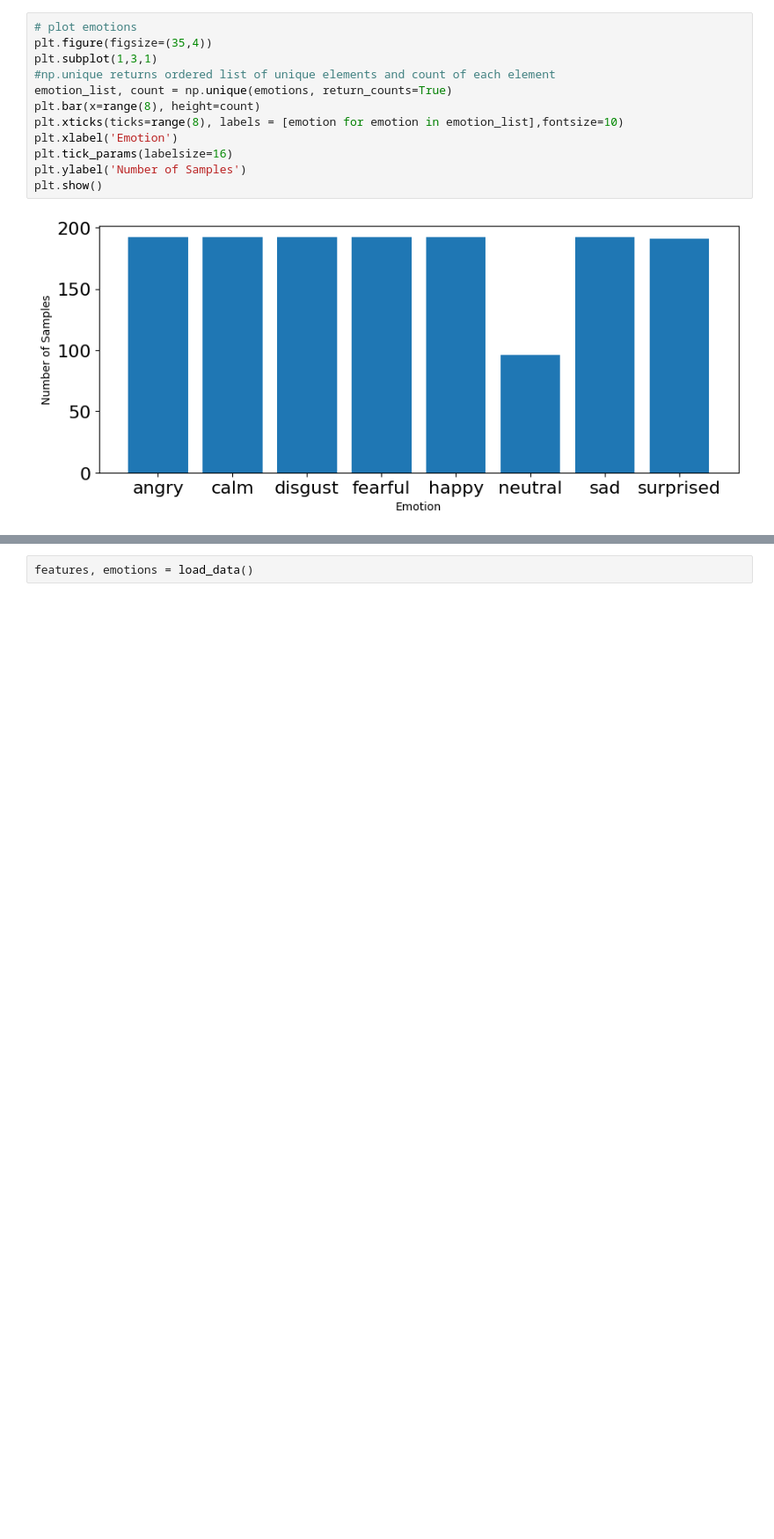
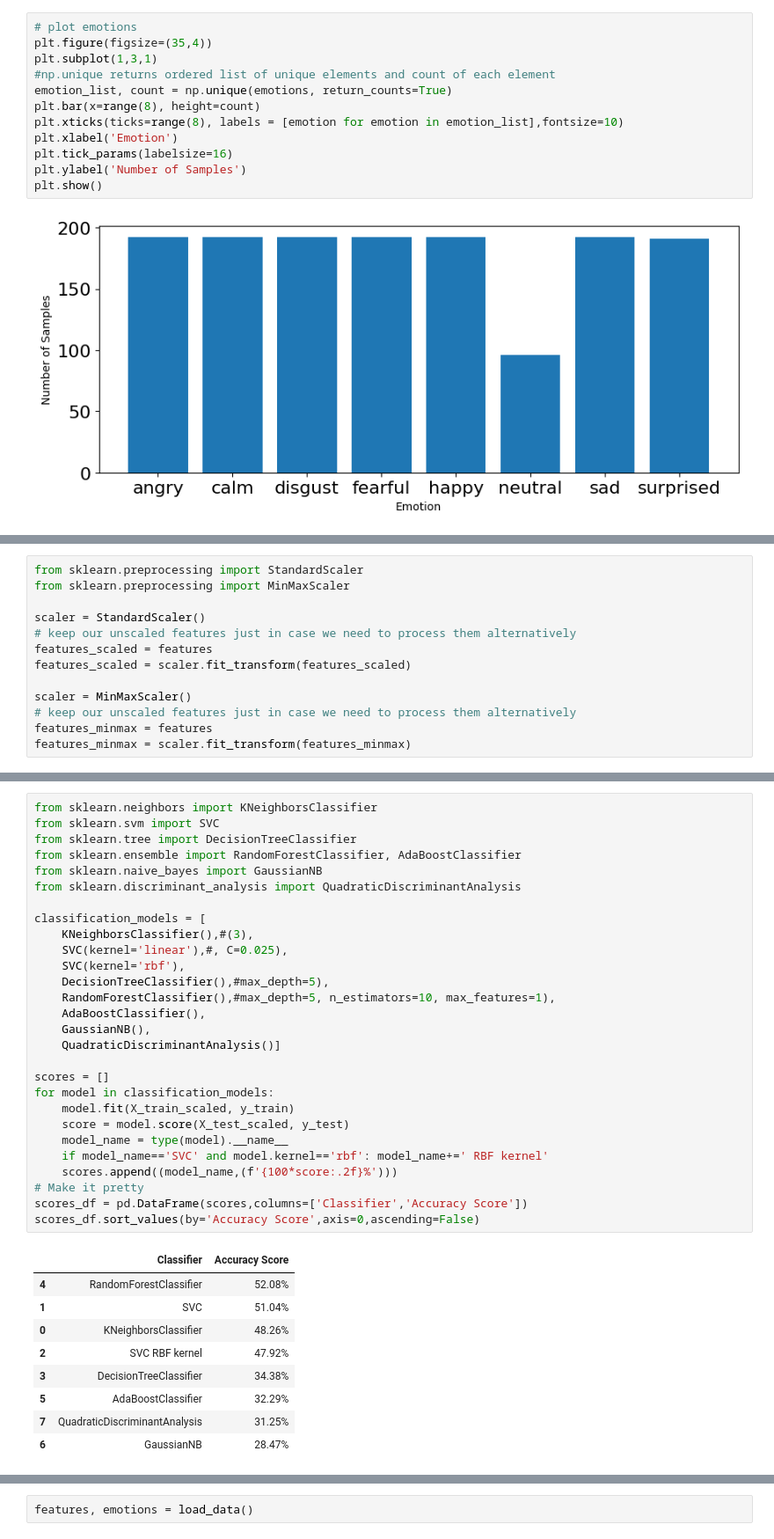
Before and after one commit to fanyuhan0912-ui/Week3-ClassicML, a Jupyter notebook: Week_3_MachineLearning.ipynb, the cells around one changed output, grey strips where cells are left out. Shown: that part at 88% size. Cells and saved outputs as stored; diff of their text form; blank space fills up the shorter version.

```diff
--- a/Week_3_MachineLearning.ipynb
+++ b/Week_3_MachineLearning.ipynb
@@ -304,0 +313,13 @@ print_features(features_df)
+# %%
+from sklearn.preprocessing import StandardScaler
+from sklearn.preprocessing import MinMaxScaler
+
+scaler = StandardScaler()
+# keep our unscaled features just in case we need to process them alternatively
+features_scaled = features
+features_scaled = scaler.fit_transform(features_scaled)
+
+scaler = MinMaxScaler()
+# keep our unscaled features just in case we need to process them alternatively
+features_minmax = features
+features_minmax = scaler.fit_transform(features_minmax)
@@ -304,0 +382,38 @@ print_features(features_df)
+# %%
+from sklearn.neighbors import KNeighborsClassifier
+from sklearn.svm import SVC
+from sklearn.tree import DecisionTreeClassifier
+from sklearn.ensemble import RandomForestClassifier, AdaBoostClassifier
+from sklearn.naive_bayes import GaussianNB
+from sklearn.discriminant_analysis import QuadraticDiscriminantAnalysis
+
+classification_models = [
+    KNeighborsClassifier(),#(3),
+    SVC(kernel='linear'),#, C=0.025),
+    SVC(kernel='rbf'),
+    DecisionTreeClassifier(),#max_depth=5),
+    RandomForestClassifier(),#max_depth=5, n_estimators=10, max_features=1),
+    AdaBoostClassifier(),
+    GaussianNB(),
+    QuadraticDiscriminantAnalysis()]
+
+scores = []
+for model in classification_models:
+    model.fit(X_train_scaled, y_train)
+    score = model.score(X_test_scaled, y_test)
+    model_name = type(model).__name__
+    if model_name=='SVC' and model.kernel=='rbf': model_name+=' RBF kernel'
+    scores.append((model_name,(f'{100*score:.2f}%')))
+# Make it pretty
+scores_df = pd.DataFrame(scores,columns=['Classifier','Accuracy Score'])
+scores_df.sort_values(by='Accuracy Score',axis=0,ascending=False)
+# %% [output]
+|  | Classifier | Accuracy Score |
+| 4 | RandomForestClassifier | 52.08% |
+| 1 | SVC | 51.04% |
+| 0 | KNeighborsClassifier | 48.26% |
+| 2 | SVC RBF kernel | 47.92% |
+| 3 | DecisionTreeClassifier | 34.38% |
+| 5 | AdaBoostClassifier | 32.29% |
+| 7 | QuadraticDiscriminantAnalysis | 31.25% |
+| 6 | GaussianNB | 28.47% |
```
Also changed, not shown: parts of 26 cells of this notebook.
